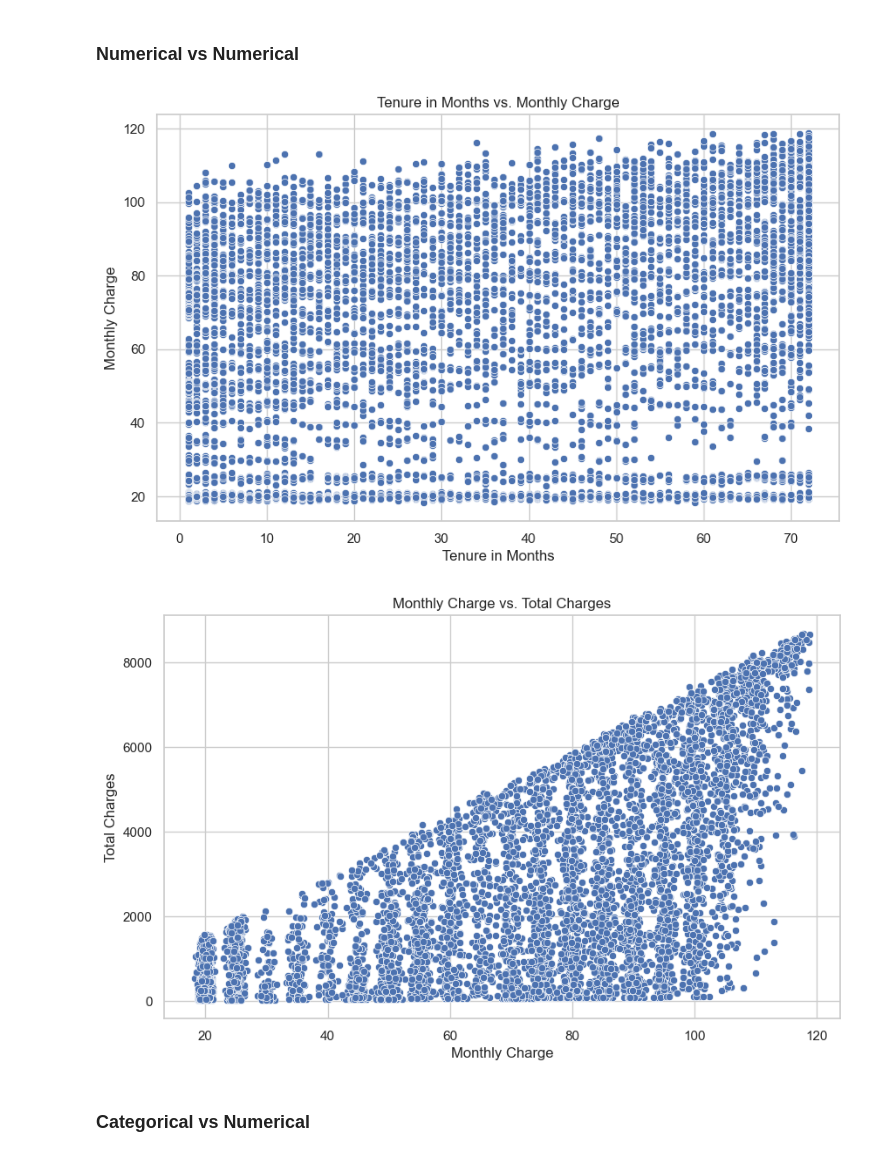
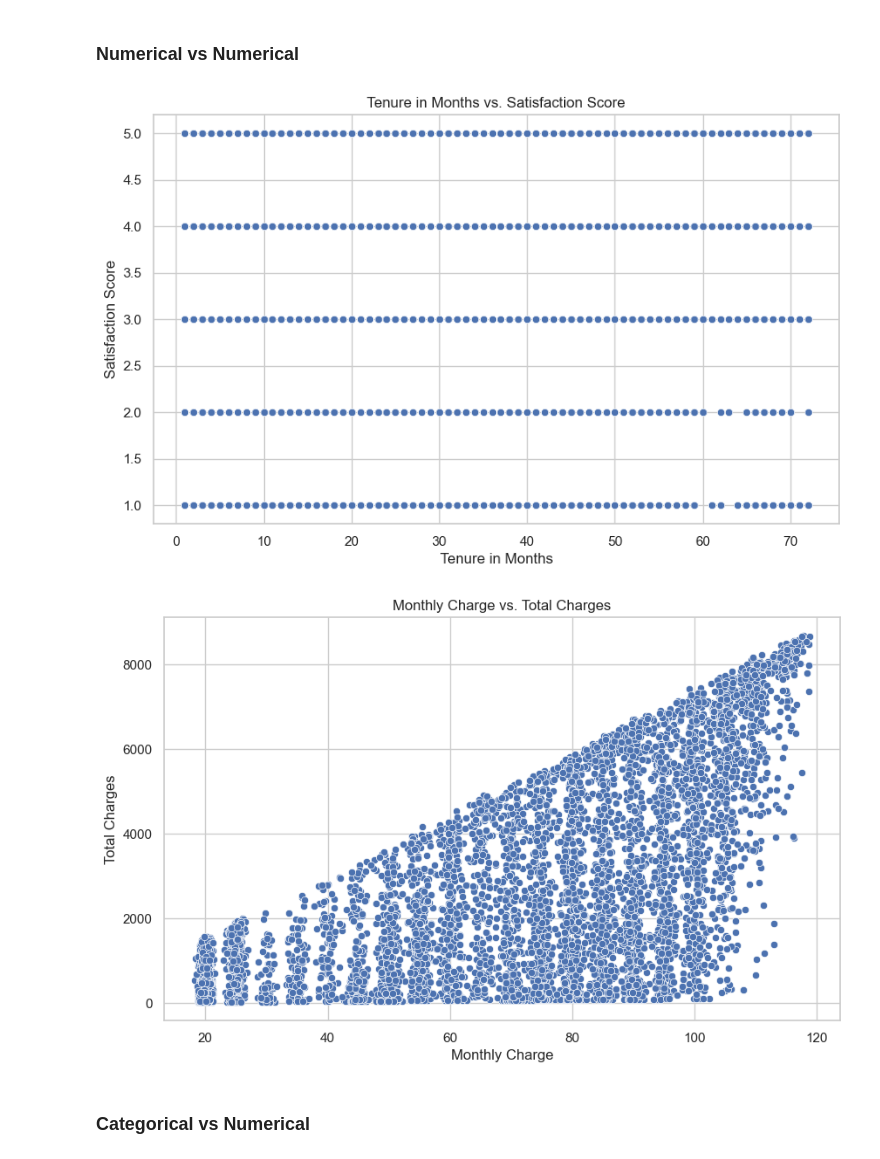
Before and after one commit to VinV7/End-To-End-Machine-Learning-Project, a Jupyter notebook: notebooks/01_data_exploration.ipynb, the cells around one changed output. Cells and saved outputs as stored; diff of their text form; code cells hidden in the pictures.

```diff
--- a/notebooks/01_data_exploration.ipynb
+++ b/notebooks/01_data_exploration.ipynb
@@ -161,23 +155,23 @@ for feature in numerical_features:
 # %% [markdown]
 ### Numerical vs Numerical
 # %%
-# Tenure in Months vs. Monthly Charge
+# Tenure in Months vs. Satisfaction Score
 plt.figure(figsize=(10, 6))
-sns.scatterplot(x='Tenure in Months', y='Monthly Charge', data=df)
-plt.title('Tenure in Months vs. Monthly Charge')
+sns.scatterplot(x='Tenure in Months', y='Satisfaction Score', data=df)
+plt.title('Tenure in Months vs. Satisfaction Score')
 plt.xlabel('Tenure in Months')
-plt.ylabel('Monthly Charge')
+plt.ylabel('Satisfaction Score')
 plt.show()
 
 # Monthly Charge vs. Total Charges
 plt.figure(figsize=(10, 6))
 sns.scatterplot(x='Monthly Charge', y='Total Charges', data=df)
 plt.title('Monthly Charge vs. Total Charges')
 plt.xlabel('Monthly Charge')
 plt.ylabel('Total Charges')
 plt.show()
 # %% [output]
-[figure, old version]
+[figure, new version]
 [figure]
 # %% [markdown]
 ### Categorical vs Numerical
```
Also changed, not shown: parts of 6 cells of this notebook, 6 other files.
